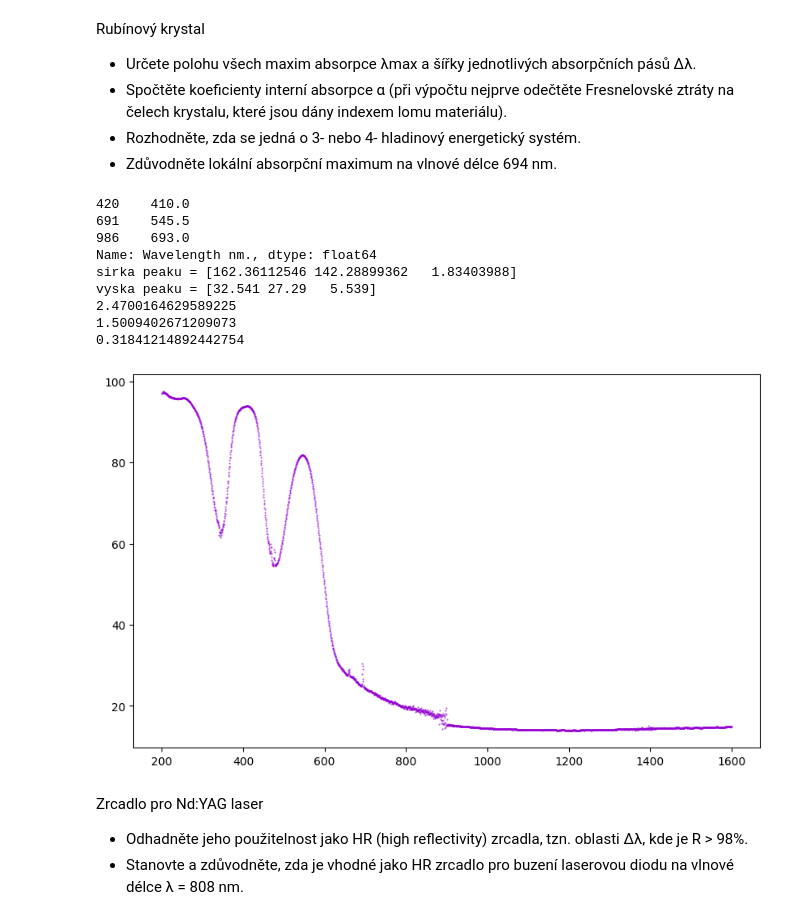
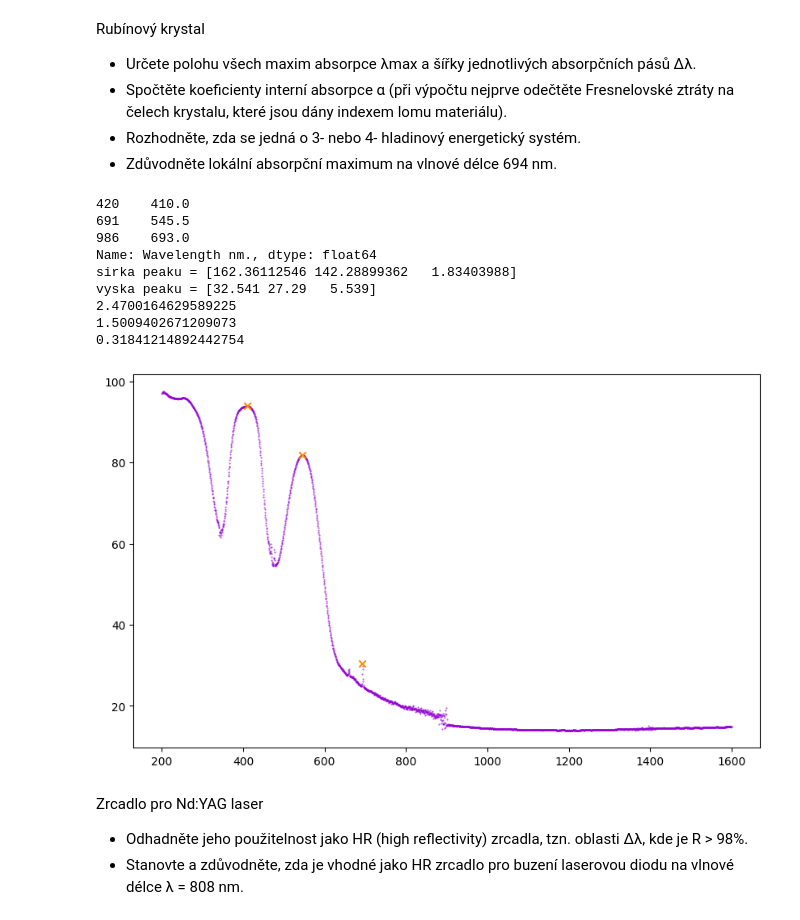
Before and after one commit to omikron-ceti/ZPLT, a Jupyter notebook: uloha_05/data_05/data_05.ipynb, the cells around one changed output. Saved outputs shown, nothing was run; the diff lists cells and outputs as text; code cells hidden in the pictures.

```diff
--- a/uloha_05/data_05/data_05.ipynb
+++ b/uloha_05/data_05/data_05.ipynb
@@ -186,34 +186,37 @@ print(sample_a["Wavelength nm."][peaks])
 fwhm_peak_absorpce_rubin = signal.peak_widths(absorpce_krystal_rubin, peaks, rel_height=0.5)
 vyska_peak_absorpce_rubin = signal.peak_prominences(absorpce_krystal_rubin, peaks)
 print(f"sirka peaku = {fwhm_peak_absorpce_rubin[0]}")
 print(f"vyska peaku = {vyska_peak_absorpce_rubin[0]}")
 
 fig_peak_filtr_rubin = plt.figure(figsize=(10, 6))
 
 plt.scatter(sample_a["Wavelength nm."], absorpce_krystal_rubin,
             color="darkviolet",
             marker=".", s=1, alpha=0.7)
+for p in peaks:
+    plt.scatter(sample_a["Wavelength nm."].iloc[[p]], absorpce_krystal_rubin.iloc[[p]],
+                marker="x", color="darkorange")
 
 n1 = 1.77
 n2 = 1
 fren = ((n1-n2)/(n1+n2))**2
 l = 1.136
 for p in peaks:
     t = sample_a["T%"].iloc[[p]]/100
     a = - math.log((t+fren/1-fren)) / l
 
     print(a)
 # %% [output]
 420    410.0
 691    545.5
 986    693.0
 Name: Wavelength nm., dtype: float64
 sirka peaku = [162.36112546 142.28899362   1.83403988]
 vyska peaku = [32.541 27.29   5.539]
 2.4700164629589225
 1.5009402671209073
 0.31841214892442754
-[figure, old version]
+[figure, new version]
 # %% [markdown]
 Zrcadlo pro Nd:YAG laser
 * Odhadněte jeho použitelnost jako HR (high reflectivity) zrcadla, tzn. oblasti ∆λ,
```
Also changed, not shown: parts of 2 cells of this notebook, 6 other files.
